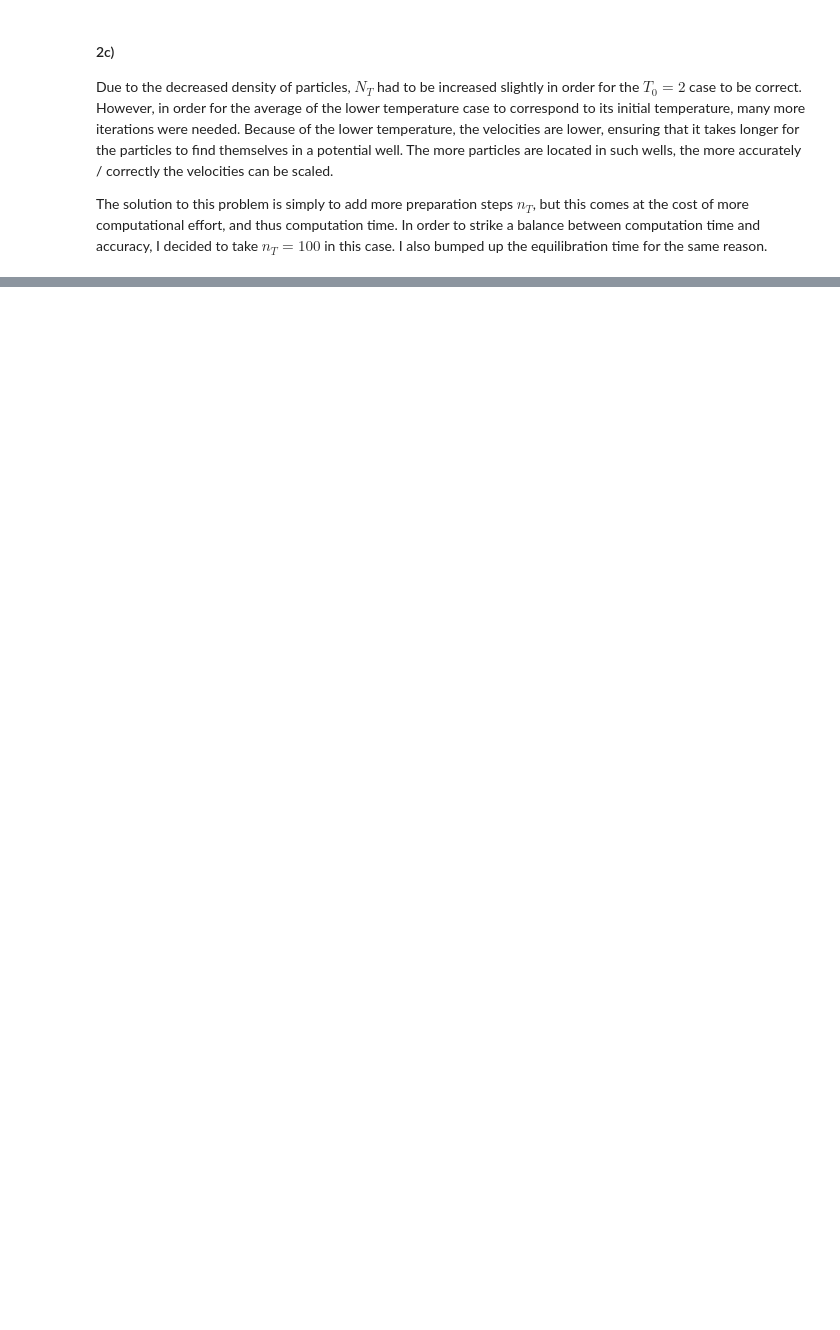
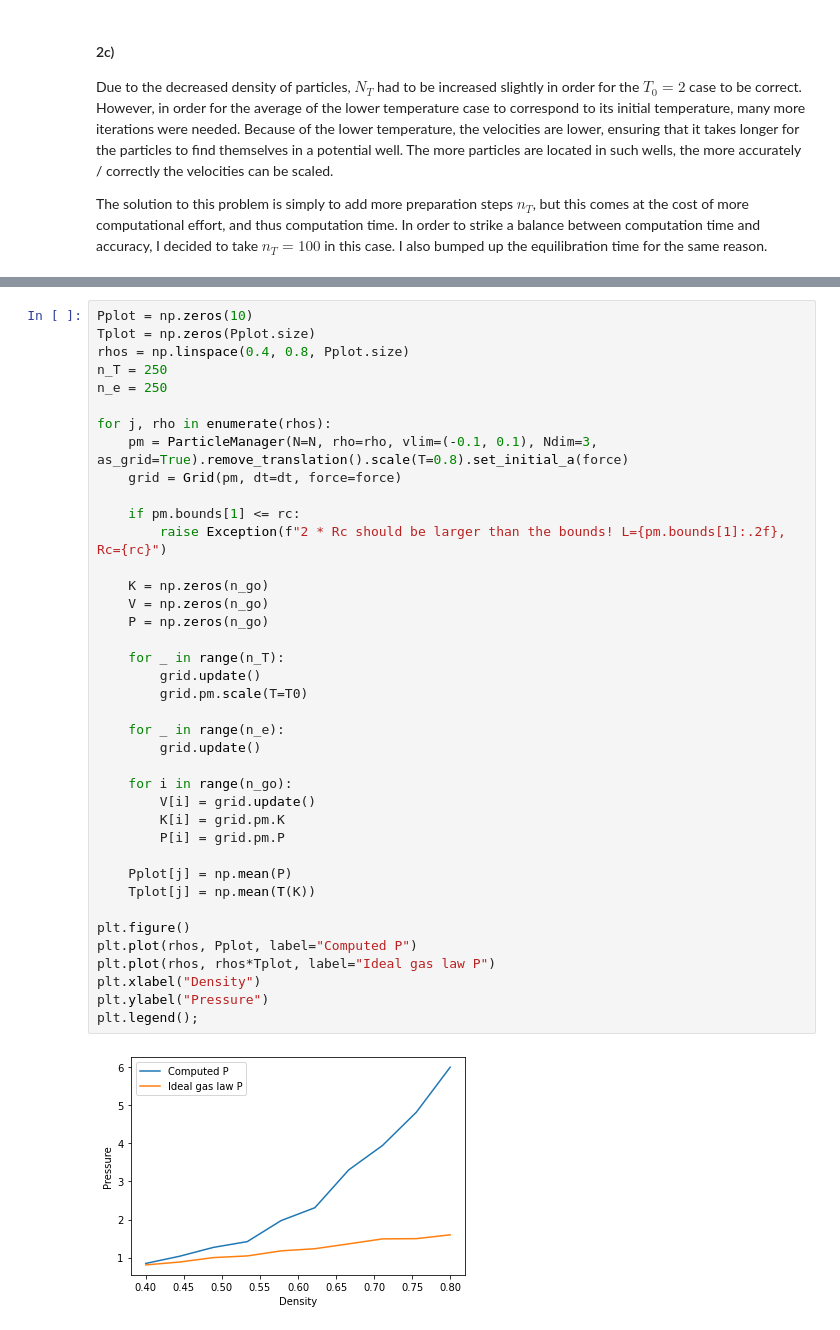
Before and after one commit to KevoSoftworks/computational_physics, a Jupyter notebook: 4_molecular_dynamics/molecular_dynamics.ipynb, the cells around one changed output, grey strips where cells are left out. Cells and saved outputs as stored; diff of their text form; blank space fills up the shorter version.

```diff
--- a/4_molecular_dynamics/molecular_dynamics.ipynb
+++ b/4_molecular_dynamics/molecular_dynamics.ipynb
@@ -482,0 +586,41 @@ The average temperature this run (T0 = 0.9) was <T> = 0.97
+# %%
+Pplot = np.zeros(10)
+Tplot = np.zeros(Pplot.size)
+rhos = np.linspace(0.4, 0.8, Pplot.size)
+n_T = 250
+n_e = 250
+
+for j, rho in enumerate(rhos):
+    pm = ParticleManager(N=N, rho=rho, vlim=(-0.1, 0.1), Ndim=3, as_grid=True).remove_translation().scale(T=0.8).set_initial_a(force)
+    grid = Grid(pm, dt=dt, force=force)
+
+    if pm.bounds[1] <= rc:
+        raise Exception(f"2 * Rc should be larger than the bounds! L={pm.bounds[1]:.2f}, Rc={rc}")
+
+    K = np.zeros(n_go)
+    V = np.zeros(n_go)
+    P = np.zeros(n_go)
+
+    for _ in range(n_T):
+        grid.update()
+        grid.pm.scale(T=T0)
+
+    for _ in range(n_e):
+        grid.update()
+
+    for i in range(n_go):
+        V[i] = grid.update()
+        K[i] = grid.pm.K
+        P[i] = grid.pm.P
+
+    Pplot[j] = np.mean(P)
+    Tplot[j] = np.mean(T(K))
+
+plt.figure()
+plt.plot(rhos, Pplot, label="Computed P")
+plt.plot(rhos, rhos*Tplot, label="Ideal gas law P")
+plt.xlabel("Density")
+plt.ylabel("Pressure")
+plt.legend();
+# %% [output]
+[figure, added]
```
Also changed, not shown: parts of 29 cells of this notebook, 1 other file.
